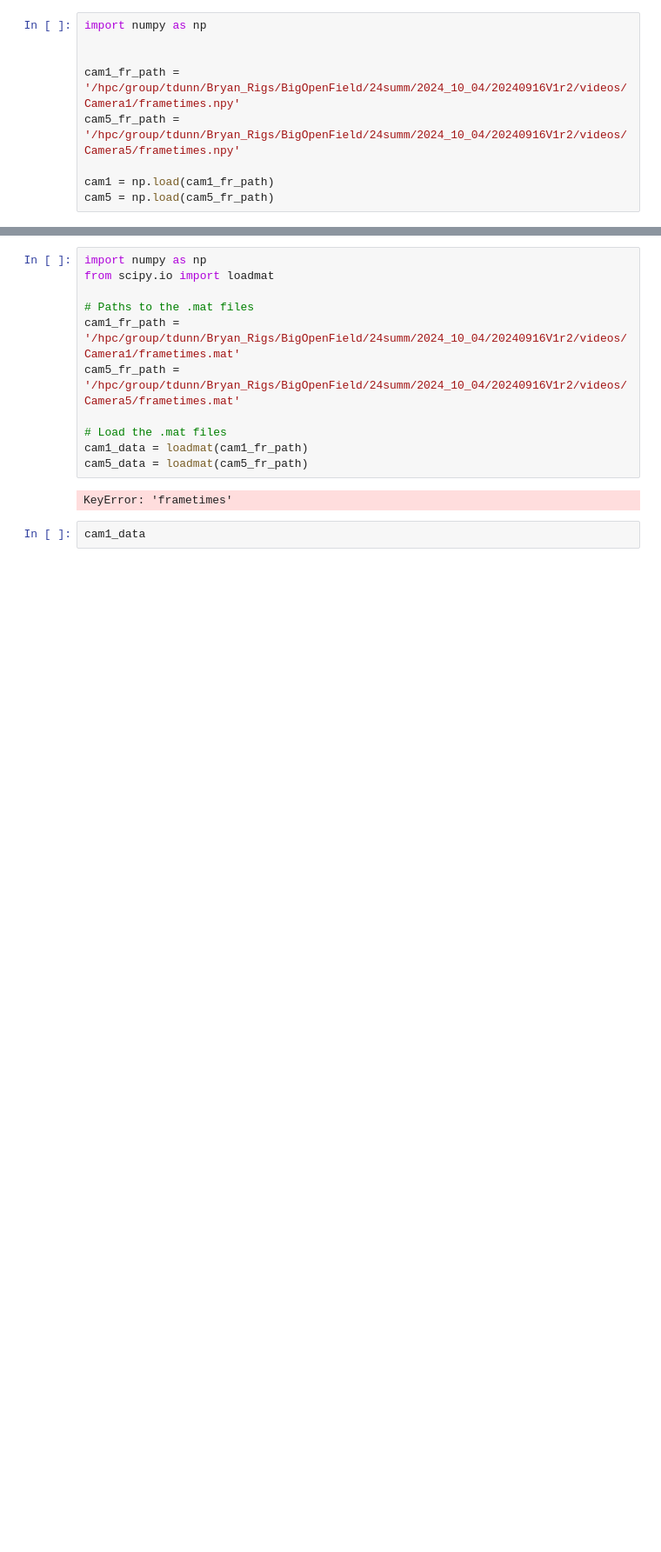
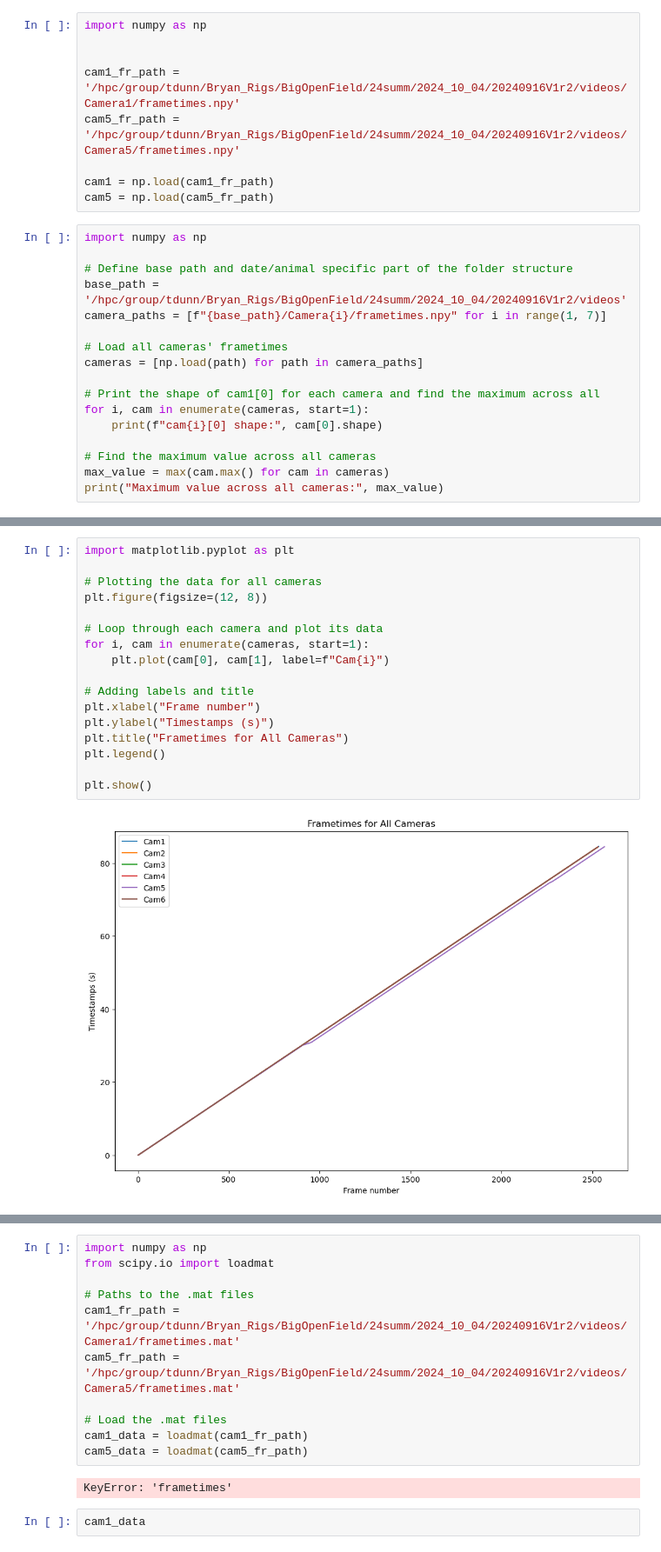
Before and after one commit to gadsfly/BBOP, a Jupyter notebook: label3d_tools/check_frame_times.ipynb, the cells around one changed output, grey strips where cells are left out. Shown at 87% size. Drawn from its saved outputs; the diff is of its cells as text; blank space fills up the shorter version.

```diff
--- a/label3d_tools/check_frame_times.ipynb
+++ b/label3d_tools/check_frame_times.ipynb
@@ -7,3 +7,20 @@ cam5_fr_path = '/hpc/group/tdunn/Bryan_Rigs/BigOpenField/24summ/2024_10_04/20240
 
 cam1 = np.load(cam1_fr_path)
 cam5 = np.load(cam5_fr_path)
+# %%
+import numpy as np
+
+# Define base path and date/animal specific part of the folder structure
+base_path = '/hpc/group/tdunn/Bryan_Rigs/BigOpenField/24summ/2024_10_04/20240916V1r2/videos'
+camera_paths = [f"{base_path}/Camera{i}/frametimes.npy" for i in range(1, 7)]
+
+# Load all cameras' frametimes
+cameras = [np.load(path) for path in camera_paths]
+
+# Print the shape of cam1[0] for each camera and find the maximum across all
+for i, cam in enumerate(cameras, start=1):
+    print(f"cam{i}[0] shape:", cam[0].shape)
+
+# Find the maximum value across all cameras
+max_value = max(cam.max() for cam in cameras)
+print("Maximum value across all cameras:", max_value)
@@ -9,0 +35,19 @@ cam5 = np.load(cam5_fr_path)
+# %%
+import matplotlib.pyplot as plt
+
+# Plotting the data for all cameras
+plt.figure(figsize=(12, 8))
+
+# Loop through each camera and plot its data
+for i, cam in enumerate(cameras, start=1):
+    plt.plot(cam[0], cam[1], label=f"Cam{i}")
+
+# Adding labels and title
+plt.xlabel("Frame number")
+plt.ylabel("Timestamps (s)")
+plt.title("Frametimes for All Cameras")
+plt.legend()
+
+plt.show()
+# %% [output]
+[figure, added]
```
Also changed, not shown: parts of 3 cells of this notebook, 5 other files.
